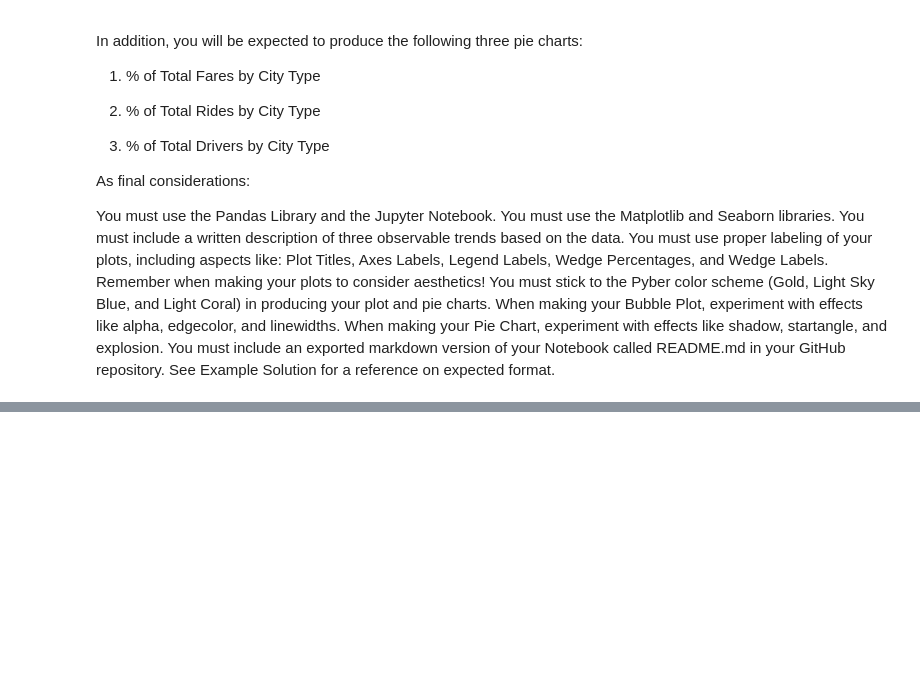
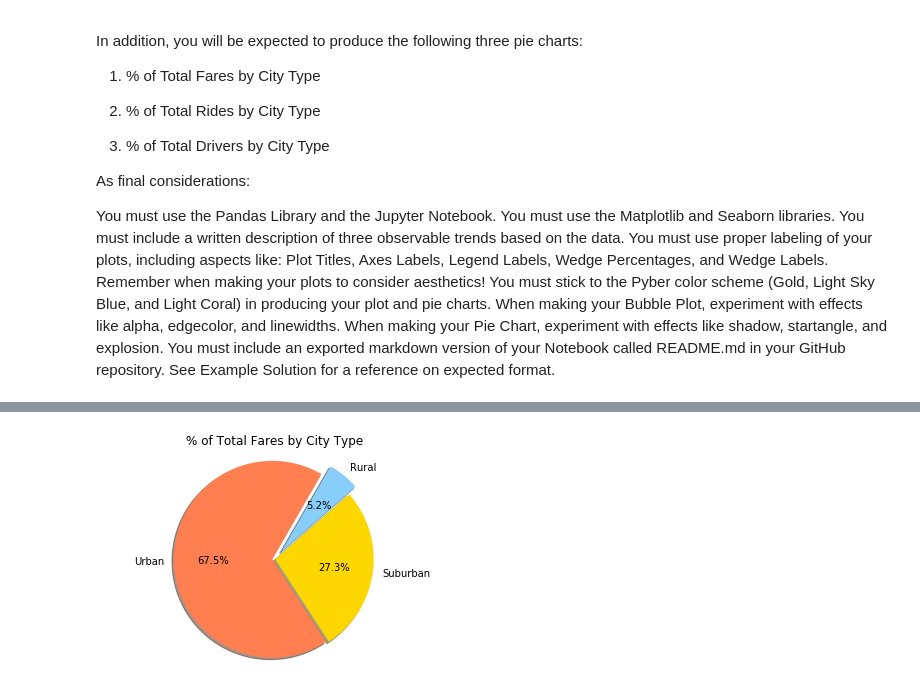
Before and after one commit to cahos22/Homework5_matplot_lib, a Jupyter notebook: Pyber.ipynb, the cells around one changed output, grey strips where cells are left out. Saved outputs shown, nothing was run; the diff lists cells and outputs as text; code cells hidden in the pictures; blank space fills up the shorter version.

```diff
--- a/Pyber.ipynb
+++ b/Pyber.ipynb
@@ -231,0 +137,23 @@ plt.show()
+# %%
+total_fares = ride_df['fare'].sum()
+
+
+total_fare_urban = urban_data["total_fare"].sum()
+total_fare_suburban = suburban_data["total_fare"].sum()
+total_fare_rural = rural_data["total_fare"].sum()
+
+percentage_fare_urban= (total_fare_urban / total_fares) * 100
+percentage_fare_suburban= (total_fare_suburban / total_fares) * 100
+percentage_fare_rural= (total_fare_rural / total_fares) * 100
+# %%
+#1.Plotting % of Total Fares by City Type
+percentages_fare=[percentage_fare_urban, percentage_fare_suburban, percentage_fare_rural]
+explode = [0.03, 0.0, 0.1]
+plt.title("% of Total Fares by City Type")
+plt.pie(percentages_plot, explode=explode, labels=labels, colors=colors,
+        autopct="%1.1f%%", shadow=True, startangle=60)
+plt.axis("equal")
+plt.savefig("pyber_totalfare_plot.png")
+plt.show()
+# %% [output]
+[figure, added]
```
Also changed, not shown: parts of 12 cells of this notebook, 11 other files.
